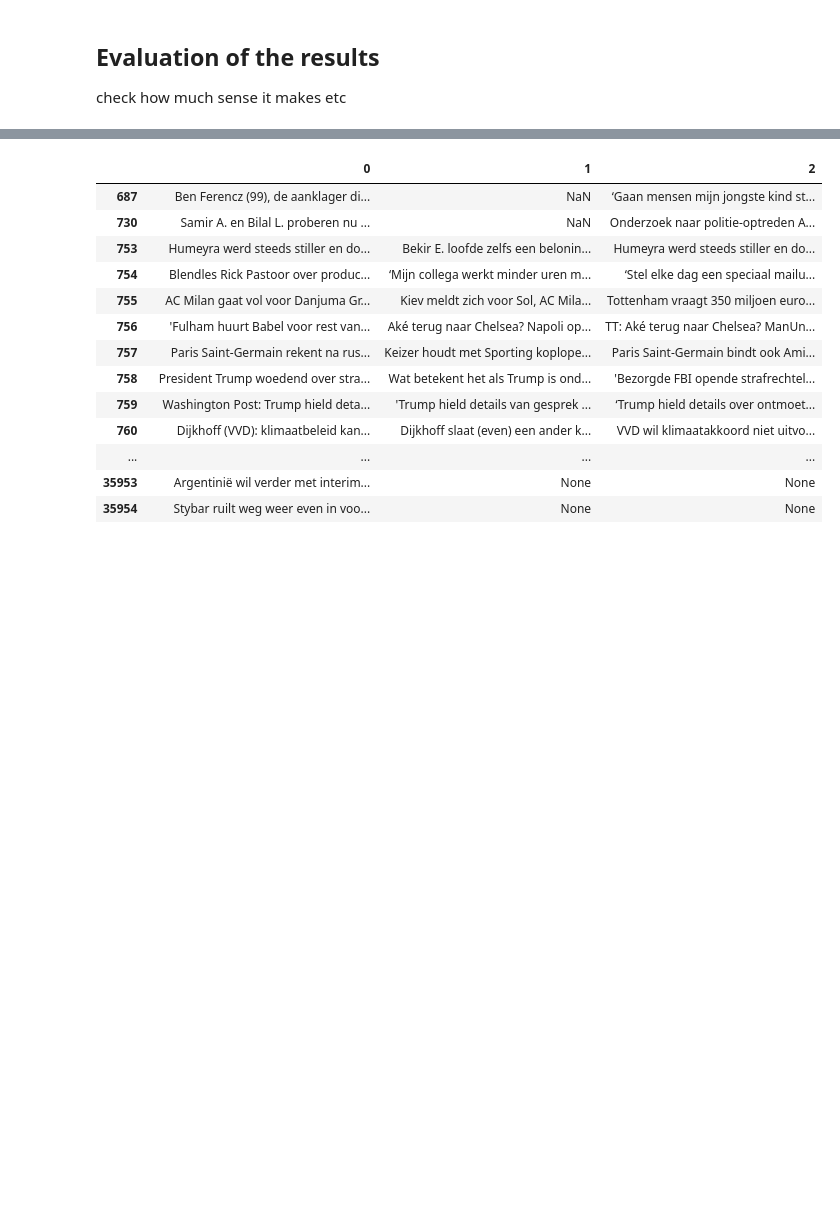
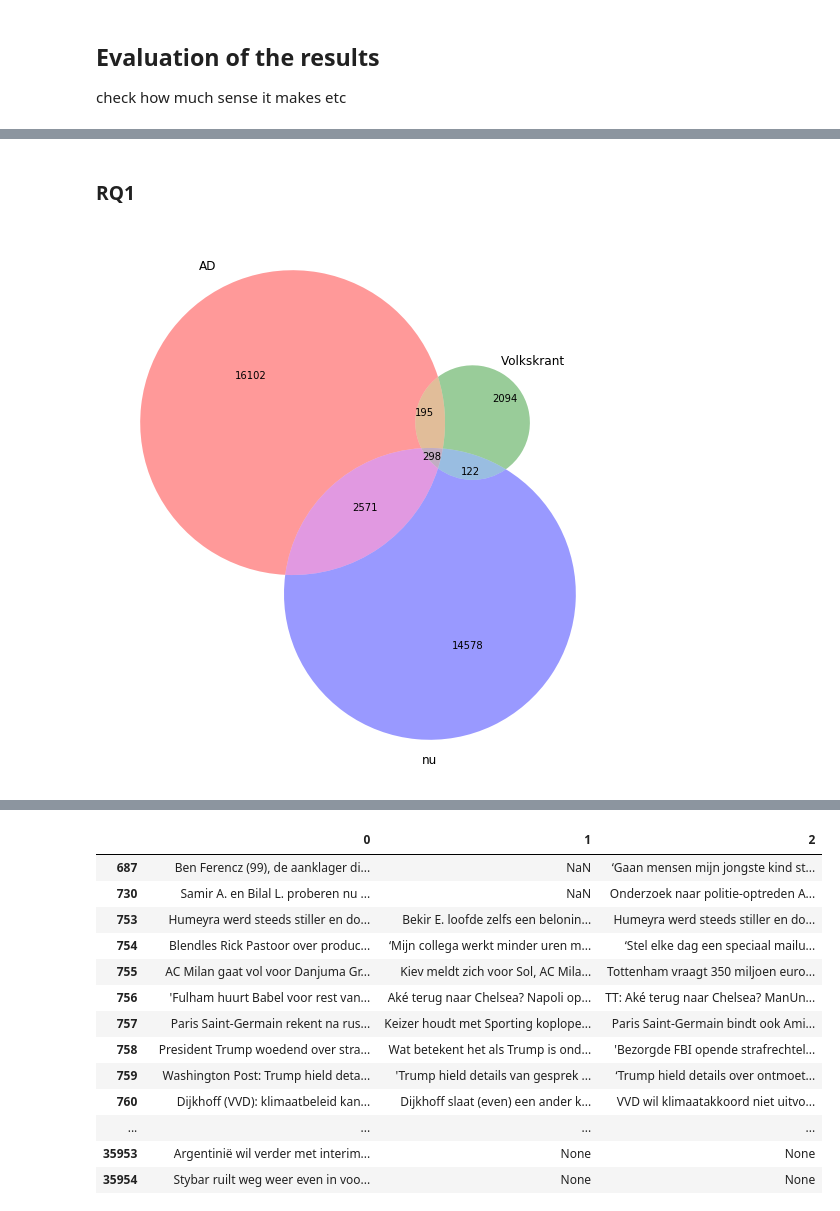
Before and after one commit to damian0604/newsevents, a Jupyter notebook: src/analysis/clustering.ipynb, the cells around one changed output, grey strips where cells are left out. Saved outputs shown, nothing was run; the diff lists cells and outputs as text; code cells hidden in the pictures; blank space fills up the shorter version.

```diff
--- a/src/analysis/clustering.ipynb
+++ b/src/analysis/clustering.ipynb
@@ -459,6 +458,18 @@ Similarity metric: softcos
 ## Evaluation of the results
 
 check how much sense it makes etc
+# %%
+def merge_results_with_articles(results):
+    results_merged = [[articles.query('_id=="{}"'.format(art)) for art in event] for event in tqdm(results)]
+    df = pd.DataFrame(results_merged)
+    return df
+
+def _getfield(x, field):
+    try:
+        return x[field].to_list()[0]
+    except:
+        return None
+def reduce_to_field(merged_df, field):
+    return merged_df.applymap(lambda x: _getfield(x, field))
 # %%
-df = pd.DataFrame(op2_gridresults[-1]['results'])
-df
+df_softcos0_6 = merge_results_with_articles(op2_gridresults[-1]['results'])
@@ -483,0 +476,3 @@ df
+# %%
+df_softcos0_6_outlet = reduce_to_field(df_softcos0_6, 'doctype')
+df_softcos0_6_outlet
@@ -483,0 +498,16 @@ df
+# %% [markdown]
+### RQ1
+# %%
+def get_venn_from_outlets(outlet_df):
+    outlets_per_event = outlet_df.apply(lambda x: x.value_counts(), axis=1).fillna(0)
+    dichotomized = outlets_per_event.applymap(lambda x: x > 0)
+    events_ad = set(dichotomized[dichotomized['ad (www)']==True].index)
+    events_vk = set(dichotomized[dichotomized['volkskrant (www)']==True].index)
+    events_nu = set(dichotomized[dichotomized['nu']==True].index)
+    fig = plt.figure(figsize=(10,10))
+    venn3([events_ad, events_vk, events_nu], set_labels = ['AD', 'Volkskrant', 'nu'])
+    plt.show()
+# %%
+get_venn_from_outlets(df_softcos0_6_outlet)
+# %% [output]
+[figure, added]
```
Also changed, not shown: parts of 20 cells of this notebook, 1 other file.
